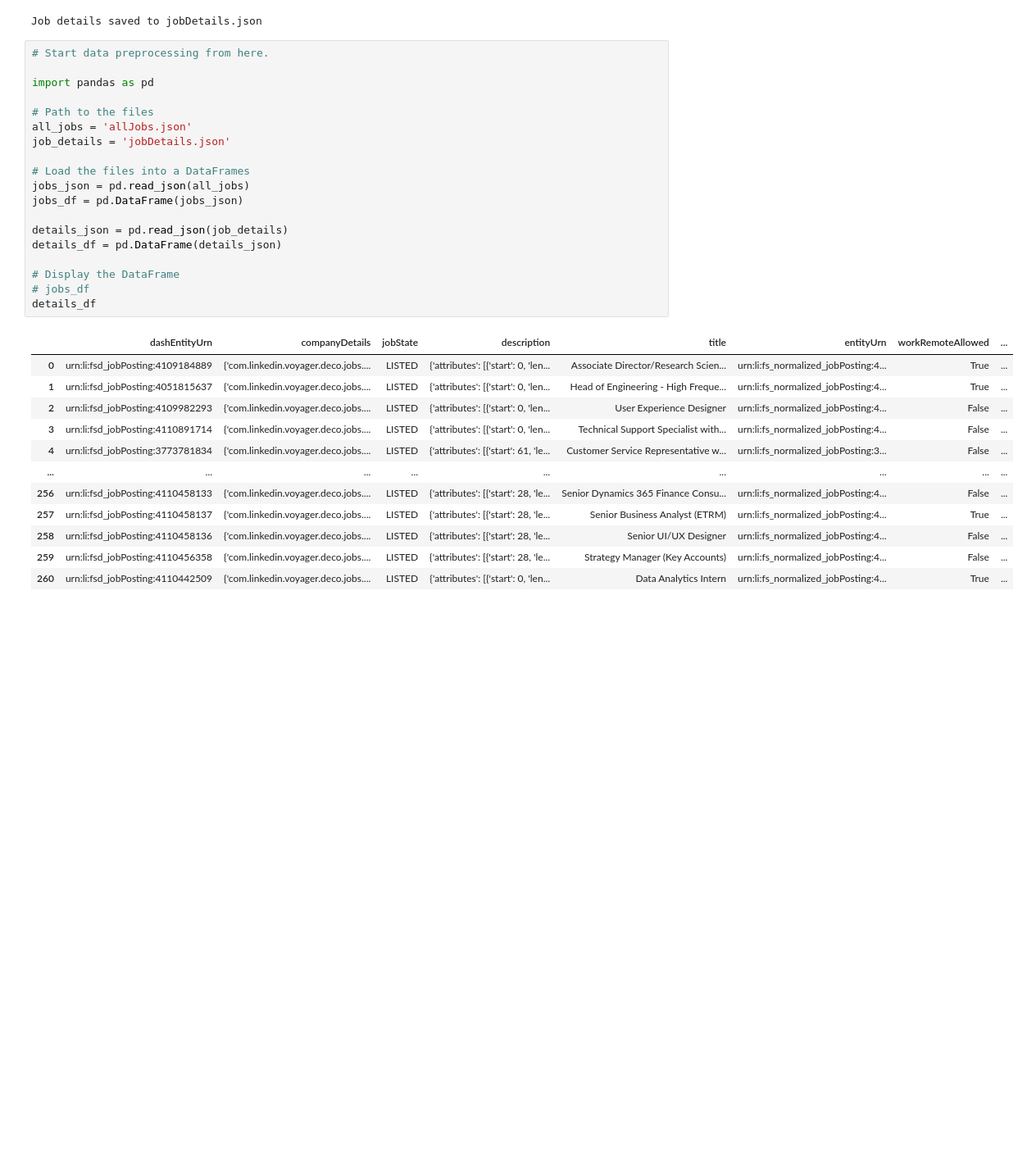
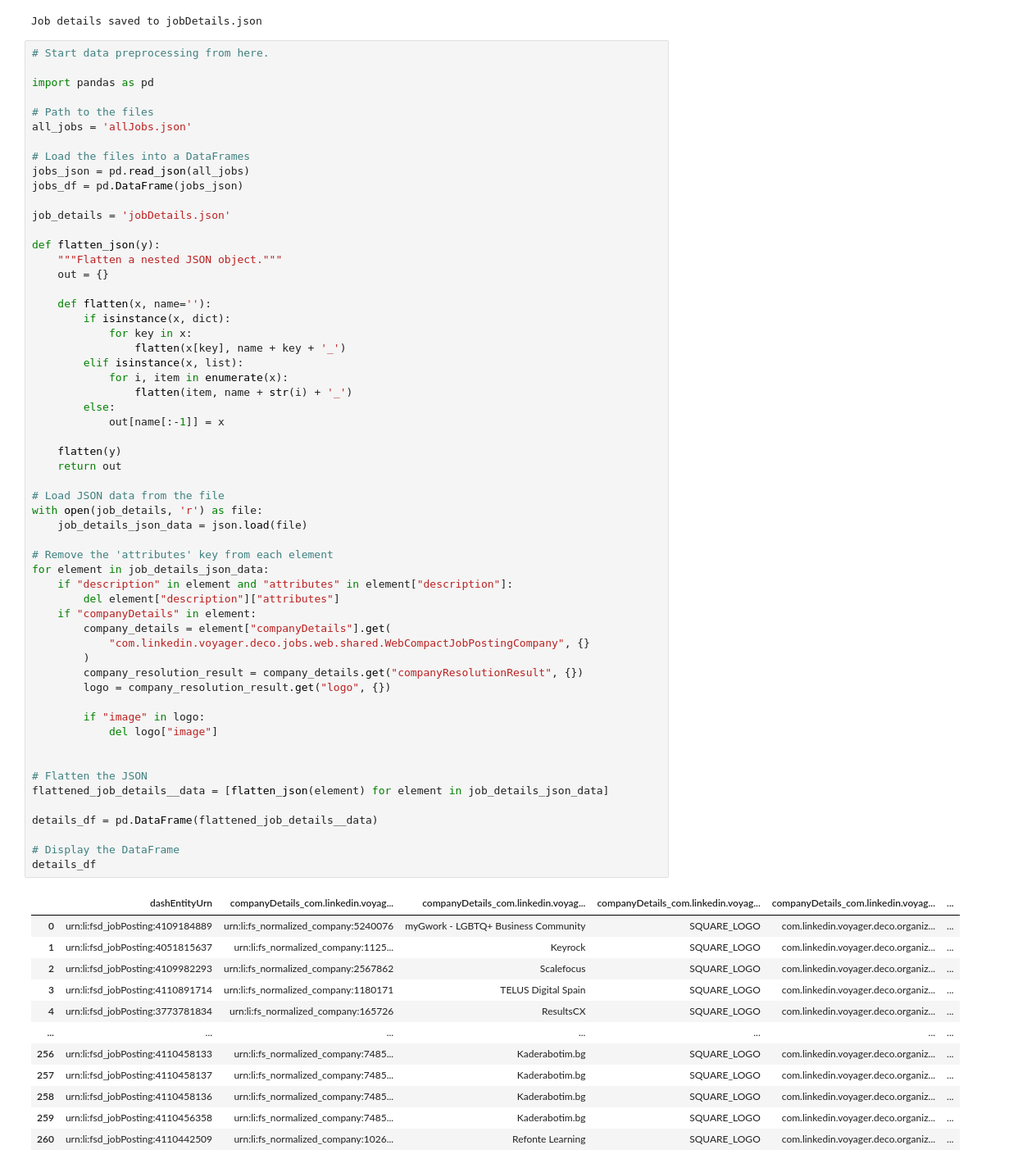
Before and after one commit to B-Kosev/social-media-linkedin-analyis, a Jupyter notebook: LinkedIn_Analysis.ipynb, the cells around one changed output. Shown at 82% size. Drawn from its saved outputs; the diff is of its cells as text; blank space fills up the shorter version.

Commit message:
Data preprocessing and convetion from json to dataframe

```diff
--- a/LinkedIn_Analysis.ipynb
+++ b/LinkedIn_Analysis.ipynb
@@ -55,32 +55,70 @@ Job details saved to jobDetails.json
 # %%
 # Start data preprocessing from here.
 
 import pandas as pd
 
 # Path to the files
 all_jobs = 'allJobs.json'
-job_details = 'jobDetails.json'
 
 # Load the files into a DataFrames
 jobs_json = pd.read_json(all_jobs)
 jobs_df = pd.DataFrame(jobs_json)
 
-details_json = pd.read_json(job_details)
-details_df = pd.DataFrame(details_json)
+job_details = 'jobDetails.json'
+
+def flatten_json(y):
+    """Flatten a nested JSON object."""
+    out = {}
+
+    def flatten(x, name=''):
+        if isinstance(x, dict):
+            for key in x:
+                flatten(x[key], name + key + '_')
+        elif isinstance(x, list):
+            for i, item in enumerate(x):
+                flatten(item, name + str(i) + '_')
+        else:
+            out[name[:-1]] = x
+
+    flatten(y)
+    return out
+
+# Load JSON data from the file
+with open(job_details, 'r') as file:
+    job_details_json_data = json.load(file)
+
+# Remove the 'attributes' key from each element
+for element in job_details_json_data:
+    if "description" in element and "attributes" in element["description"]:
+        del element["description"]["attributes"]
+    if "companyDetails" in element:
+        company_details = element["companyDetails"].get(
+            "com.linkedin.voyager.deco.jobs.web.shared.WebCompactJobPostingCompany", {}
+        )
+        company_resolution_result = company_details.get("companyResolutionResult", {})
+        logo = company_resolution_result.get("logo", {})
+
+        if "image" in logo:
+            del logo["image"]
+
+
+# Flatten the JSON
+flattened_job_details__data = [flatten_json(element) for element in job_details_json_data]
+
+details_df = pd.DataFrame(flattened_job_details__data)
 
 # Display the DataFrame
-# jobs_df
 details_df
 # %% [output]
-|  | dashEntityUrn | companyDetails | jobState | description | title | entityUrn | workRemoteAllowed | ... |
-| 0 | urn:li:fsd_jobPosting:4109184889 | {'com.linkedin.voyager.deco.jobs.... | LISTED | {'attributes': [{'start': 0, 'len... | Associate Director/Research Scien... | urn:li:fs_normalized_jobPosting:4... | True | ... |
-| 1 | urn:li:fsd_jobPosting:4051815637 | {'com.linkedin.voyager.deco.jobs.... | LISTED | {'attributes': [{'start': 0, 'len... | Head of Engineering - High Freque... | urn:li:fs_normalized_jobPosting:4... | True | ... |
-| 2 | urn:li:fsd_jobPosting:4109982293 | {'com.linkedin.voyager.deco.jobs.... | LISTED | {'attributes': [{'start': 0, 'len... | User Experience Designer | urn:li:fs_normalized_jobPosting:4... | False | ... |
-| 3 | urn:li:fsd_jobPosting:4110891714 | {'com.linkedin.voyager.deco.jobs.... | LISTED | {'attributes': [{'start': 0, 'len... | Technical Support Specialist with... | urn:li:fs_normalized_jobPosting:4... | False | ... |
-| 4 | urn:li:fsd_jobPosting:3773781834 | {'com.linkedin.voyager.deco.jobs.... | LISTED | {'attributes': [{'start': 61, 'le... | Customer Service Representative w... | urn:li:fs_normalized_jobPosting:3... | False | ... |
-| ... | ... | ... | ... | ... | ... | ... | ... | ... |
-| 256 | urn:li:fsd_jobPosting:4110458133 | {'com.linkedin.voyager.deco.jobs.... | LISTED | {'attributes': [{'start': 28, 'le... | Senior Dynamics 365 Finance Consu... | urn:li:fs_normalized_jobPosting:4... | False | ... |
-| 257 | urn:li:fsd_jobPosting:4110458137 | {'com.linkedin.voyager.deco.jobs.... | LISTED | {'attributes': [{'start': 28, 'le... | Senior Business Analyst (ETRM) | urn:li:fs_normalized_jobPosting:4... | True | ... |
-| 258 | urn:li:fsd_jobPosting:4110458136 | {'com.linkedin.voyager.deco.jobs.... | LISTED | {'attributes': [{'start': 28, 'le... | Senior UI/UX Designer | urn:li:fs_normalized_jobPosting:4... | False | ... |
-| 259 | urn:li:fsd_jobPosting:4110456358 | {'com.linkedin.voyager.deco.jobs.... | LISTED | {'attributes': [{'start': 28, 'le... | Strategy Manager (Key Accounts) | urn:li:fs_normalized_jobPosting:4... | False | ... |
-| 260 | urn:li:fsd_jobPosting:4110442509 | {'com.linkedin.voyager.deco.jobs.... | LISTED | {'attributes': [{'start': 0, 'len... | Data Analytics Intern | urn:li:fs_normalized_jobPosting:4... | True | ... |
+|  | dashEntityUrn | companyDetails_com.linkedin.voyag... | companyDetails_com.linkedin.voyag... | companyDetails_com.linkedin.voyag... | companyDetails_com.linkedin.voyag... | ... |
+| 0 | urn:li:fsd_jobPosting:4109184889 | urn:li:fs_normalized_company:5240076 | myGwork - LGBTQ+ Business Community | SQUARE_LOGO | com.linkedin.voyager.deco.organiz... | ... |
+| 1 | urn:li:fsd_jobPosting:4051815637 | urn:li:fs_normalized_company:1125... | Keyrock | SQUARE_LOGO | com.linkedin.voyager.deco.organiz... | ... |
+| 2 | urn:li:fsd_jobPosting:4109982293 | urn:li:fs_normalized_company:2567862 | Scalefocus | SQUARE_LOGO | com.linkedin.voyager.deco.organiz... | ... |
+| 3 | urn:li:fsd_jobPosting:4110891714 | urn:li:fs_normalized_company:1180171 | TELUS Digital Spain | SQUARE_LOGO | com.linkedin.voyager.deco.organiz... | ... |
+| 4 | urn:li:fsd_jobPosting:3773781834 | urn:li:fs_normalized_company:165726 | ResultsCX | SQUARE_LOGO | com.linkedin.voyager.deco.organiz... | ... |
+| ... | ... | ... | ... | ... | ... | ... |
+| 256 | urn:li:fsd_jobPosting:4110458133 | urn:li:fs_normalized_company:7485... | Kaderabotim.bg | SQUARE_LOGO | com.linkedin.voyager.deco.organiz... | ... |
+| 257 | urn:li:fsd_jobPosting:4110458137 | urn:li:fs_normalized_company:7485... | Kaderabotim.bg | SQUARE_LOGO | com.linkedin.voyager.deco.organiz... | ... |
+| 258 | urn:li:fsd_jobPosting:4110458136 | urn:li:fs_normalized_company:7485... | Kaderabotim.bg | SQUARE_LOGO | com.linkedin.voyager.deco.organiz... | ... |
+| 259 | urn:li:fsd_jobPosting:4110456358 | urn:li:fs_normalized_company:7485... | Kaderabotim.bg | SQUARE_LOGO | com.linkedin.voyager.deco.organiz... | ... |
+| 260 | urn:li:fsd_jobPosting:4110442509 | urn:li:fs_normalized_company:1026... | Refonte Learning | SQUARE_LOGO | com.linkedin.voyager.deco.organiz... | ... |
```
Also changed, not shown: parts of 9 cells of this notebook.
